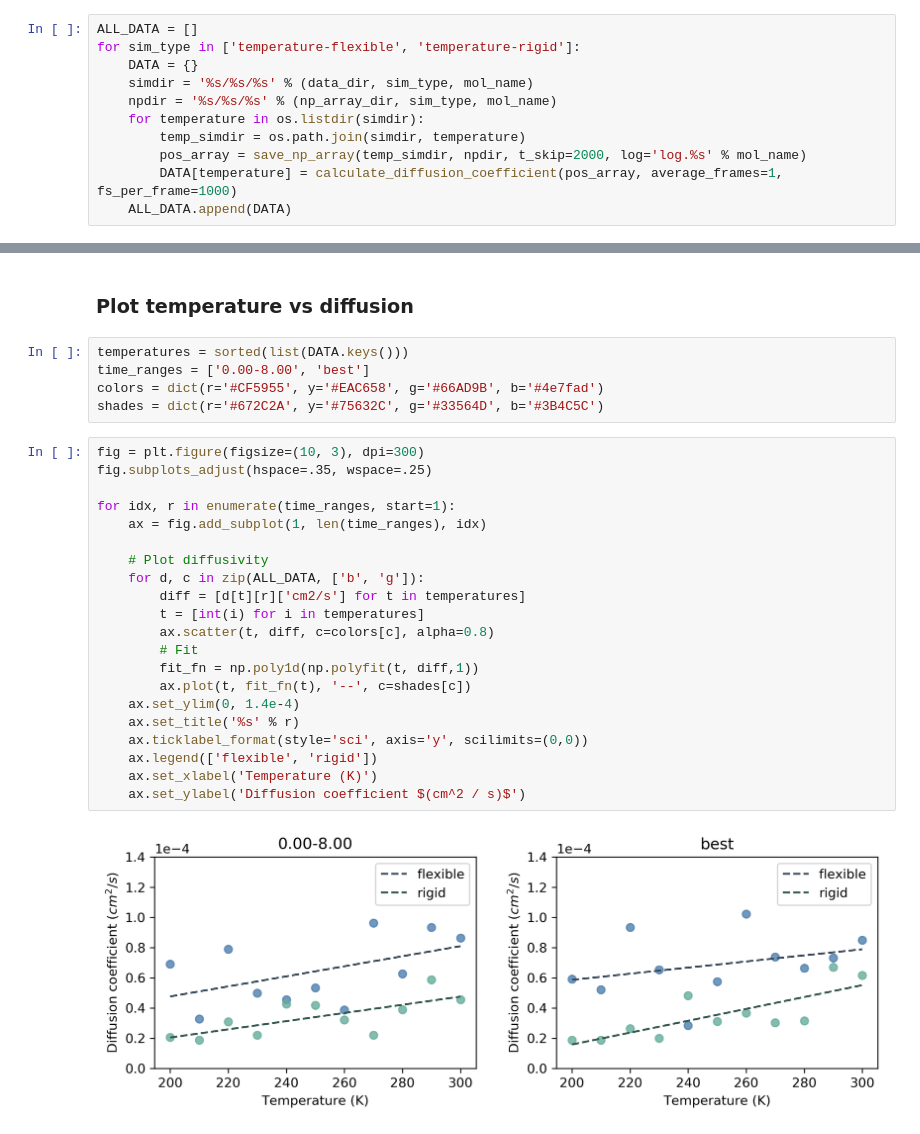
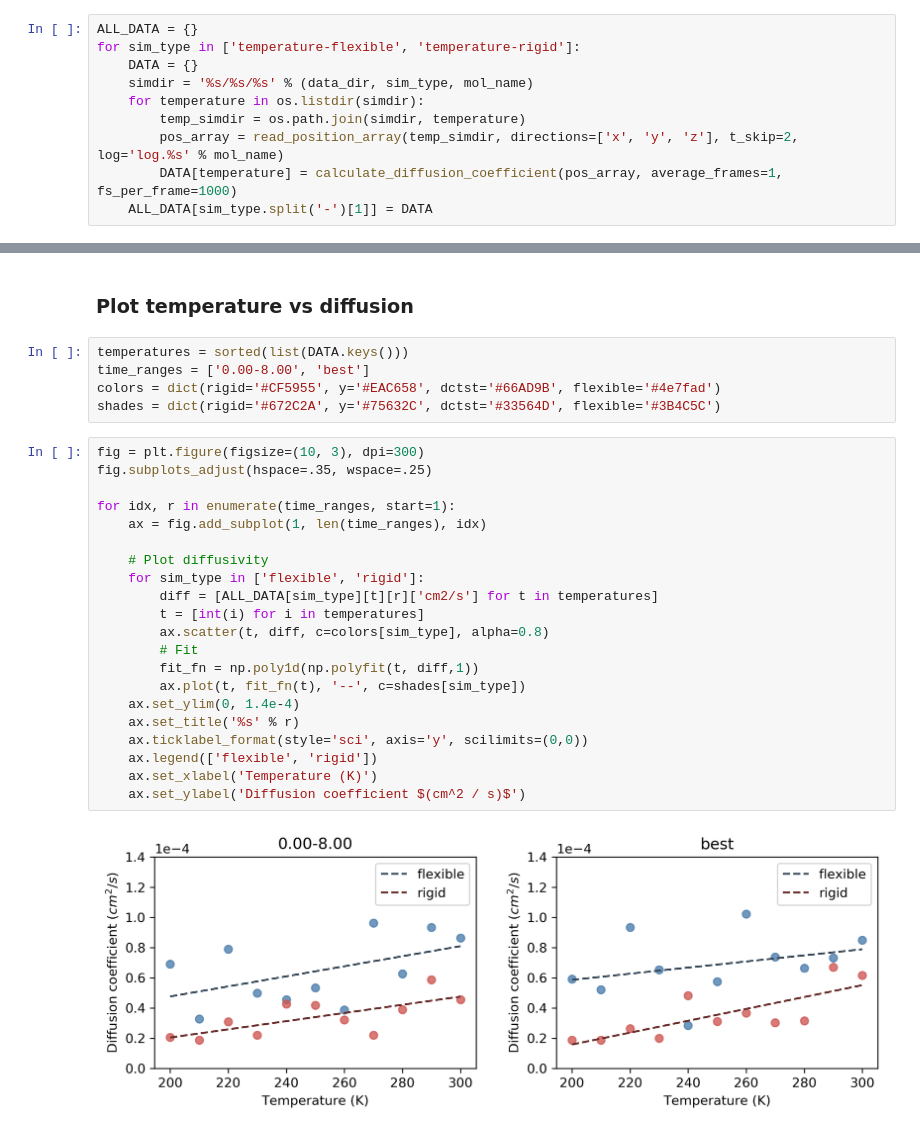
Before and after one commit to kbsezginel/nanocar-misc, a Jupyter notebook: diffusion/analysis/diffusion-coefficient-temperature.ipynb, the cells around one changed output, grey strips where cells are left out. Saved outputs shown, nothing was run; the diff lists cells and outputs as text.

```diff
--- a/diffusion/analysis/diffusion-coefficient-temperature.ipynb
+++ b/diffusion/analysis/diffusion-coefficient-temperature.ipynb
@@ -14,15 +13,14 @@ mol_name = 'DC_Cu110'
 # %% [markdown]
 ### Save numpy array and run diffusivity calcualtion
 # %%
-ALL_DATA = []
+ALL_DATA = {}
 for sim_type in ['temperature-flexible', 'temperature-rigid']:
     DATA = {}
     simdir = '%s/%s/%s' % (data_dir, sim_type, mol_name)
-    npdir = '%s/%s/%s' % (np_array_dir, sim_type, mol_name)
     for temperature in os.listdir(simdir):
         temp_simdir = os.path.join(simdir, temperature)
-        pos_array = save_np_array(temp_simdir, npdir, t_skip=2000, log='log.%s' % mol_name)
+        pos_array = read_position_array(temp_simdir, directions=['x', 'y', 'z'], t_skip=2, log='log.%s' % mol_name)
         DATA[temperature] = calculate_diffusion_coefficient(pos_array, average_frames=1, fs_per_frame=1000)
-    ALL_DATA.append(DATA)
+    ALL_DATA[sim_type.split('-')[1]] = DATA
 # %% [output]
 Run ids:  {'1': 0, '2': 1, '3': 2, '4': 3, '5': 4, '6': 5, '7': 6, '8': 7, '9': 8, '10': 9, '11': 10, '12': 11, '13': 12, '14': 13, '15': 14, '16': 15, '17': 16, '18': 17, '19': 18, '20': 19}
@@ -47,28 +45,28 @@ D = 6.160E-05 $cm^2 / s$
 # %%
 temperatures = sorted(list(DATA.keys()))
 time_ranges = ['0.00-8.00', 'best']
-colors = dict(r='#CF5955', y='#EAC658', g='#66AD9B', b='#4e7fad')
-shades = dict(r='#672C2A', y='#75632C', g='#33564D', b='#3B4C5C')
+colors = dict(rigid='#CF5955', y='#EAC658', dctst='#66AD9B', flexible='#4e7fad')
+shades = dict(rigid='#672C2A', y='#75632C', dctst='#33564D', flexible='#3B4C5C')
 # %%
 fig = plt.figure(figsize=(10, 3), dpi=300)
 fig.subplots_adjust(hspace=.35, wspace=.25)
 
 for idx, r in enumerate(time_ranges, start=1):
     ax = fig.add_subplot(1, len(time_ranges), idx)
 
     # Plot diffusivity
-    for d, c in zip(ALL_DATA, ['b', 'g']):
-        diff = [d[t][r]['cm2/s'] for t in temperatures]
+    for sim_type in ['flexible', 'rigid']:
+        diff = [ALL_DATA[sim_type][t][r]['cm2/s'] for t in temperatures]
         t = [int(i) for i in temperatures]
-        ax.scatter(t, diff, c=colors[c], alpha=0.8)
+        ax.scatter(t, diff, c=colors[sim_type], alpha=0.8)
         # Fit
         fit_fn = np.poly1d(np.polyfit(t, diff,1))
-        ax.plot(t, fit_fn(t), '--', c=shades[c])
+        ax.plot(t, fit_fn(t), '--', c=shades[sim_type])
     ax.set_ylim(0, 1.4e-4)
     ax.set_title('%s' % r)
     ax.ticklabel_format(style='sci', axis='y', scilimits=(0,0))
     ax.legend(['flexible', 'rigid'])
     ax.set_xlabel('Temperature (K)')
     ax.set_ylabel('Diffusion coefficient $(cm^2 / s)$')
 # %% [output]
-[figure, old version]
+[figure, new version]
```
Also changed, not shown: parts of 2 cells of this notebook, 3 other files.
